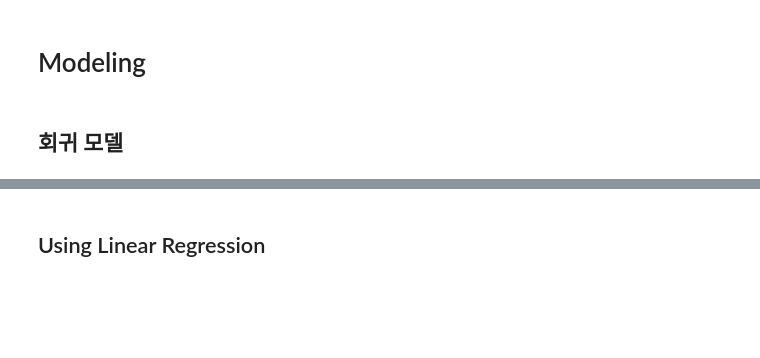
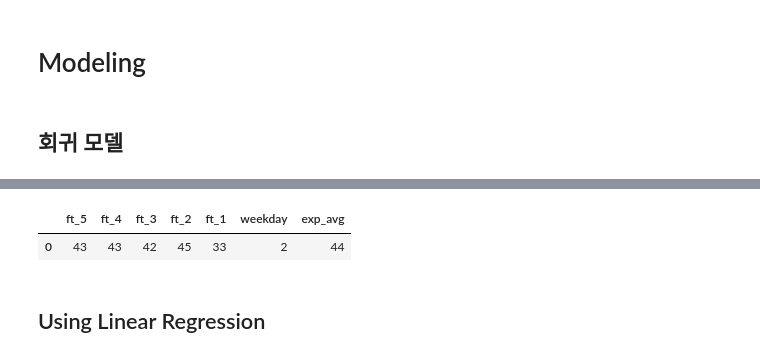
Before and after one commit to SoftwareApplicatiokn/newyork_taxi, a Jupyter notebook: taxi_model.ipynb, the cells around one changed output, grey strips where cells are left out. Saved outputs shown, nothing was run; the diff lists cells and outputs as text; code cells hidden in the pictures; blank space fills up the shorter version.

```diff
--- a/taxi_model.ipynb
+++ b/taxi_model.ipynb
@@ -420,3 +547,8 @@ print(df_test.shape)
+# %%
+region_100_frame
+# %% [output]
+|  | ft_5 | ft_4 | ft_3 | ft_2 | ft_1 | weekday | exp_avg |
+| 0 | 43 | 43 | 42 | 45 | 33 | 2 | 44 |
 # %% [markdown]
 ## Using Linear Regression
 # %%
```
Also changed, not shown: parts of 26 cells of this notebook, 1 other file.
